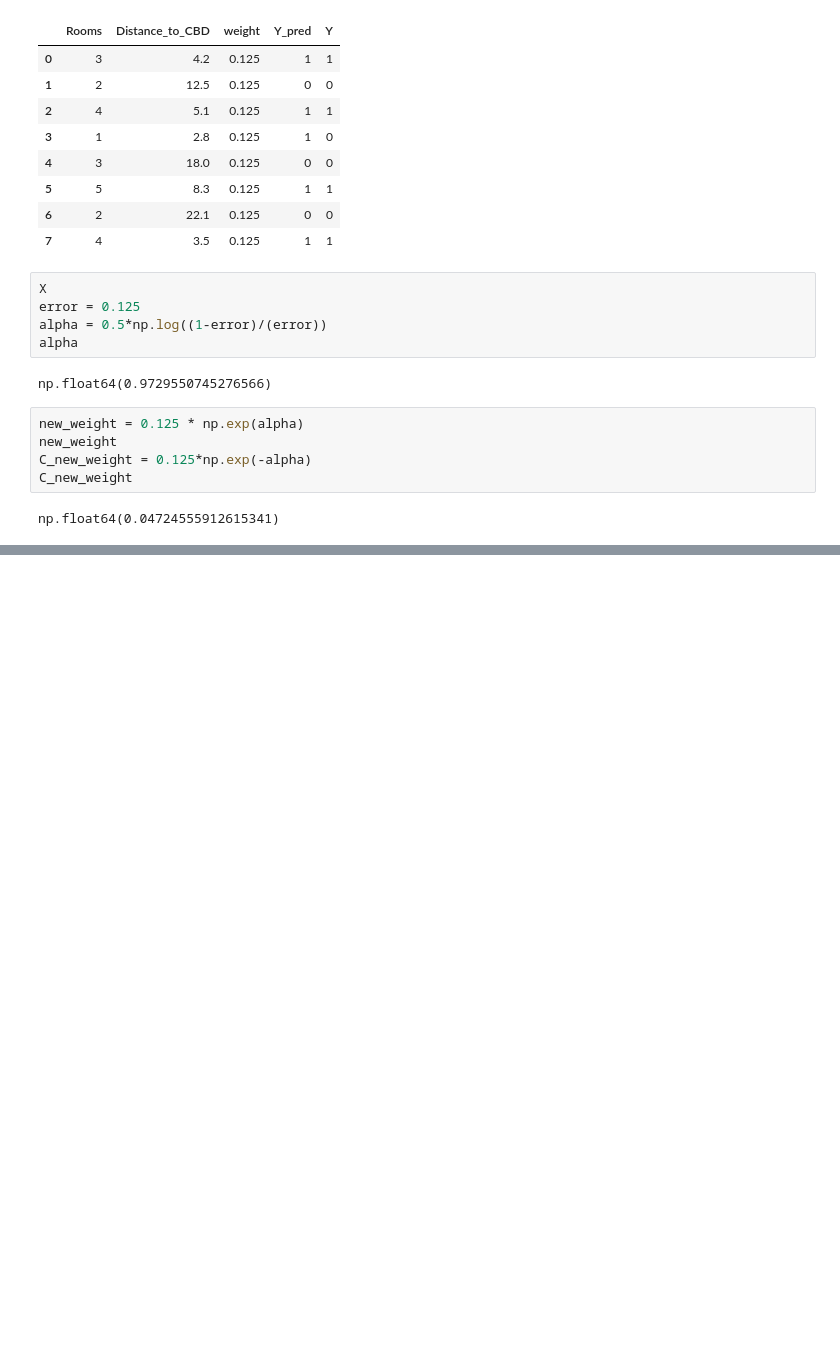
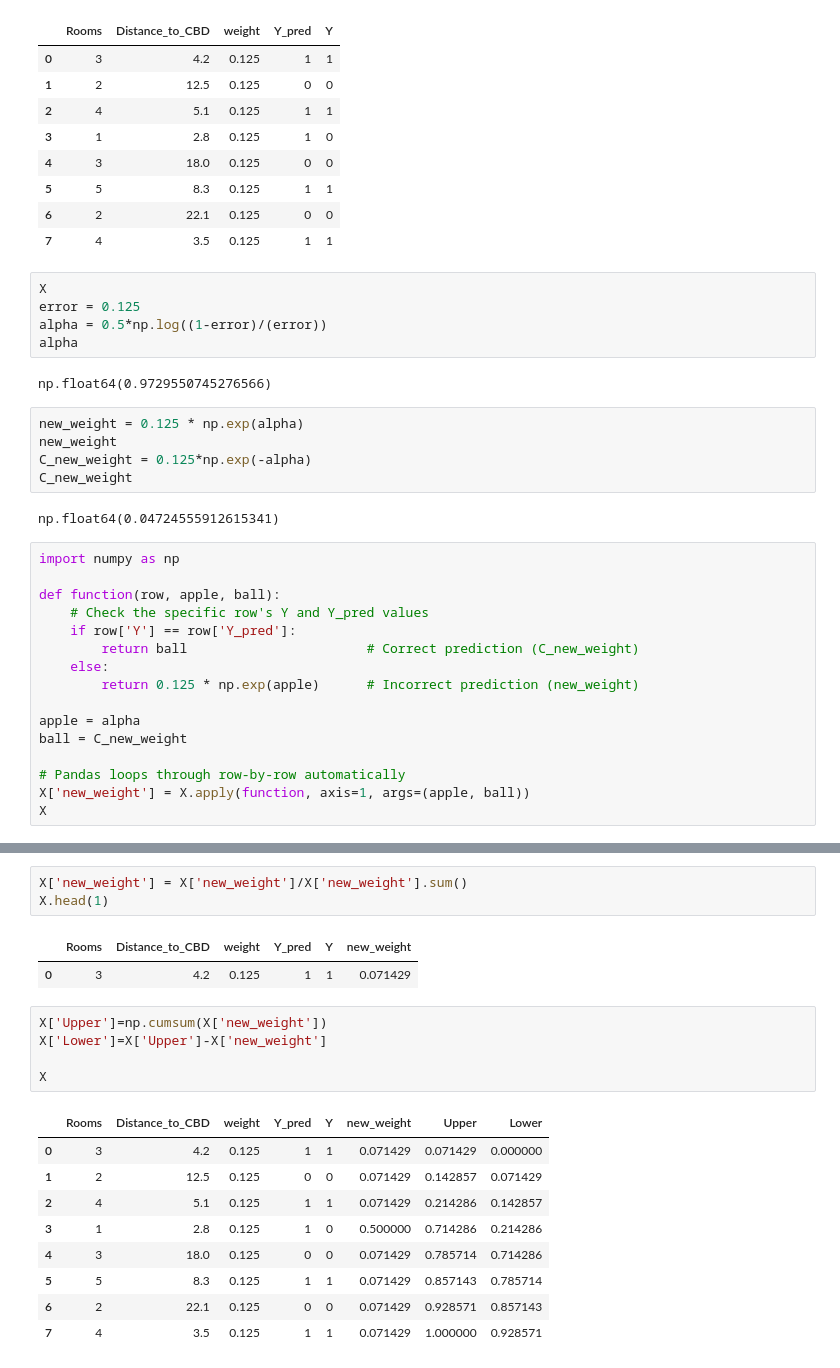
Before and after one commit to zeeshan3106/Machine-Learning, a Jupyter notebook: AdaBoost Classification (Week Learner).ipynb, the cells around one changed output, grey strips where cells are left out. Saved outputs shown, nothing was run; the diff lists cells and outputs as text; blank space fills up the shorter version.

```diff
--- a/AdaBoost Classification (Week Learner).ipynb
+++ b/AdaBoost Classification (Week Learner).ipynb
@@ -76,3 +76,19 @@ C_new_weight = 0.125*np.exp(-alpha)
 C_new_weight
 # %% [output]
 np.float64(0.04724555912615341)
+# %%
+import numpy as np
+
+def function(row, apple, ball):
+    # Check the specific row's Y and Y_pred values
+    if row['Y'] == row['Y_pred']:
+        return ball                       # Correct prediction (C_new_weight)
+    else:
+        return 0.125 * np.exp(apple)      # Incorrect prediction (new_weight)
+
+apple = alpha
+ball = C_new_weight
+
+# Pandas loops through row-by-row automatically
+X['new_weight'] = X.apply(function, axis=1, args=(apple, ball))
+X
@@ -78,0 +105,21 @@ np.float64(0.04724555912615341)
+# %%
+X['new_weight'] = X['new_weight']/X['new_weight'].sum()
+X.head(1)
+# %% [output]
+|  | Rooms | Distance_to_CBD | weight | Y_pred | Y | new_weight |
+| 0 | 3 | 4.2 | 0.125 | 1 | 1 | 0.071429 |
+# %%
+X['Upper']=np.cumsum(X['new_weight'])
+X['Lower']=X['Upper']-X['new_weight']
+
+X
+# %% [output]
+|  | Rooms | Distance_to_CBD | weight | Y_pred | Y | new_weight | Upper | Lower |
+| 0 | 3 | 4.2 | 0.125 | 1 | 1 | 0.071429 | 0.071429 | 0.000000 |
+| 1 | 2 | 12.5 | 0.125 | 0 | 0 | 0.071429 | 0.142857 | 0.071429 |
+| 2 | 4 | 5.1 | 0.125 | 1 | 1 | 0.071429 | 0.214286 | 0.142857 |
+| 3 | 1 | 2.8 | 0.125 | 1 | 0 | 0.500000 | 0.714286 | 0.214286 |
+| 4 | 3 | 18.0 | 0.125 | 0 | 0 | 0.071429 | 0.785714 | 0.714286 |
+| 5 | 5 | 8.3 | 0.125 | 1 | 1 | 0.071429 | 0.857143 | 0.785714 |
+| 6 | 2 | 22.1 | 0.125 | 0 | 0 | 0.071429 | 0.928571 | 0.857143 |
+| 7 | 4 | 3.5 | 0.125 | 1 | 1 | 0.071429 | 1.000000 | 0.928571 |
```
Also changed, not shown: parts of 5 cells of this notebook.
